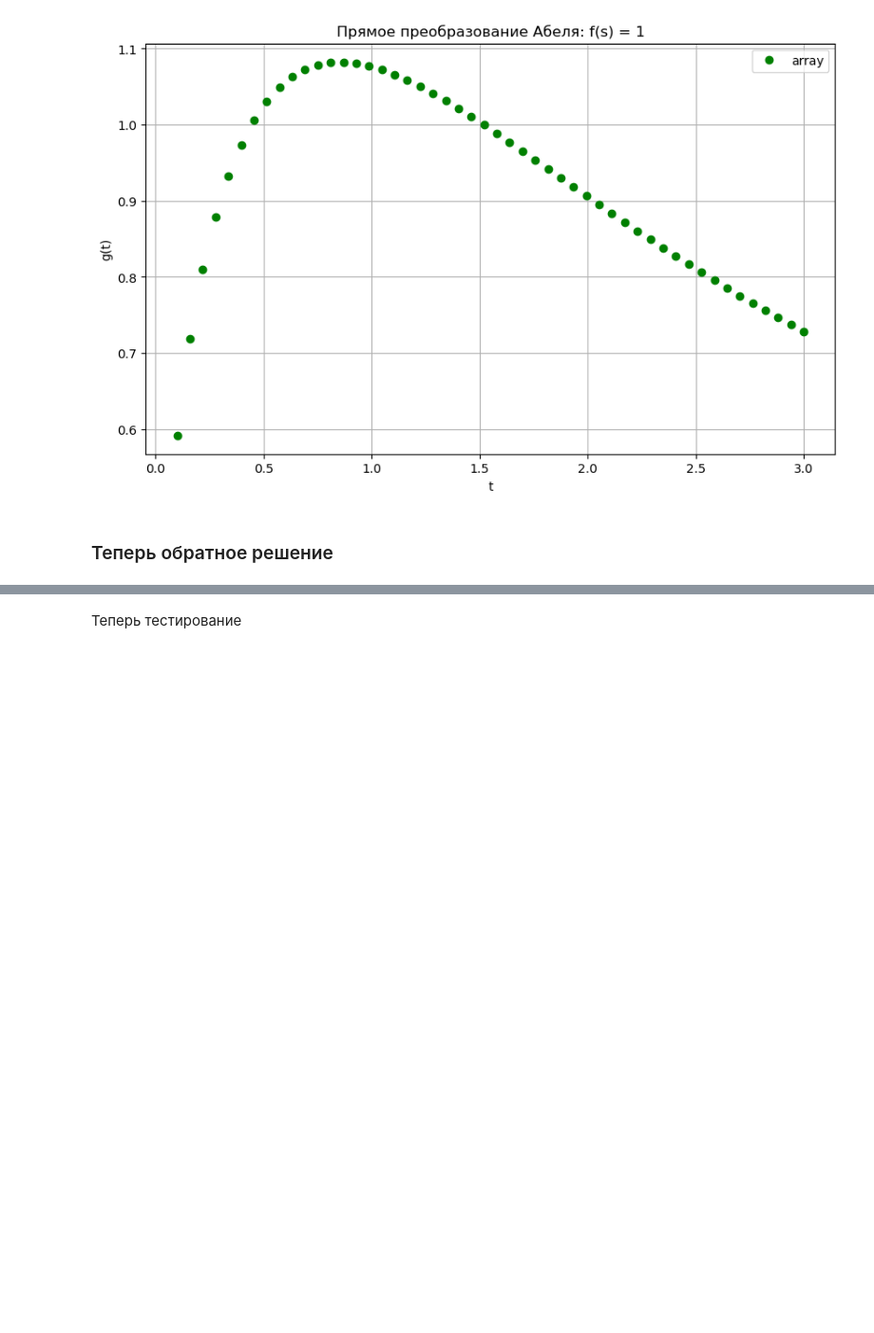
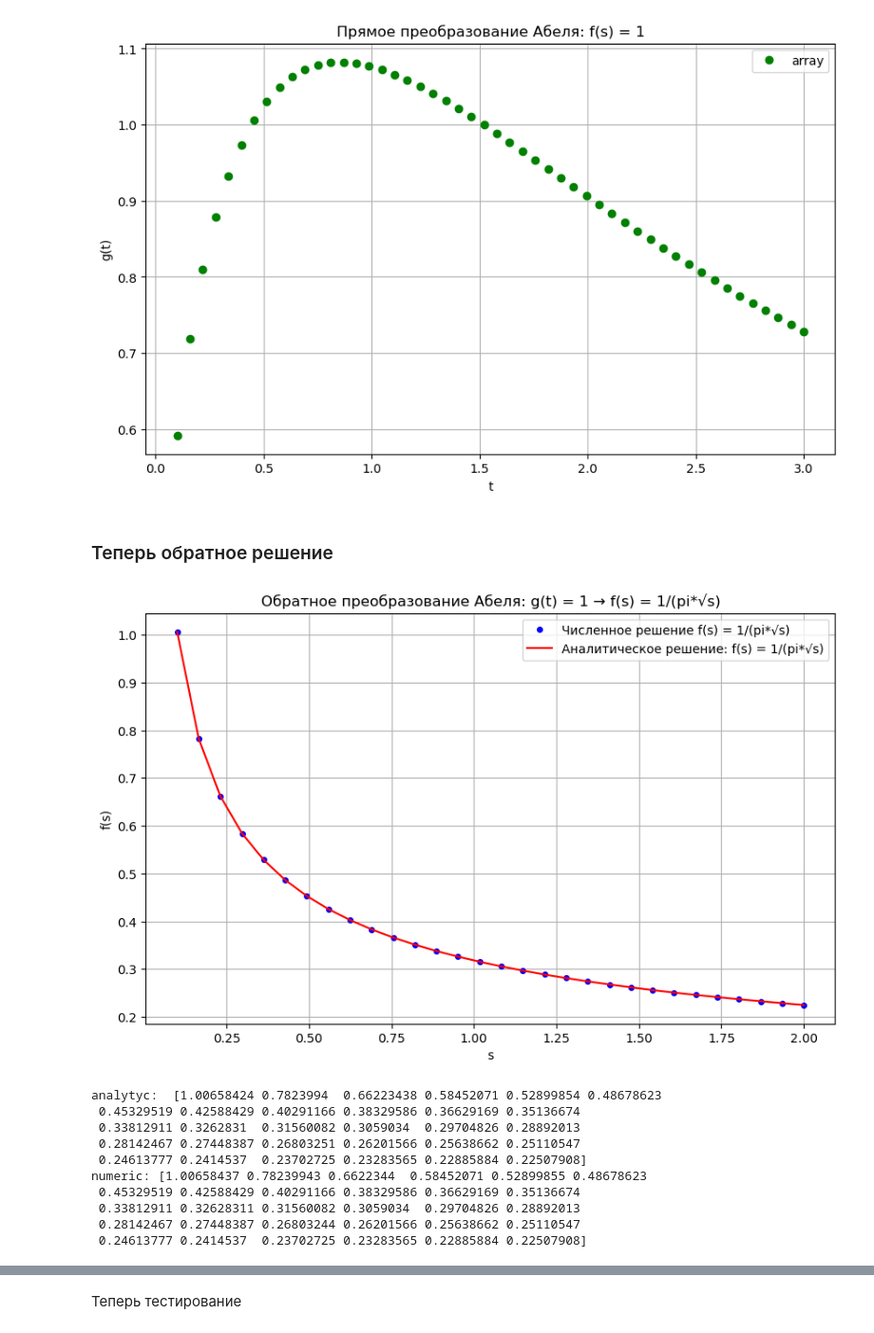
Before and after one commit to MathZIVota/Magnetic-structure-of-galactic-jets-, a Jupyter notebook: program/MathModel_calcJets.ipynb, the cells around one changed output, grey strips where cells are left out. Shown at 95% size. Drawn from its saved outputs; the diff is of its cells as text; code cells hidden in the pictures; blank space fills up the shorter version.

```diff
--- a/program/MathModel_calcJets.ipynb
+++ b/program/MathModel_calcJets.ipynb
@@ -171,0 +192,37 @@ def inv_abel_transform_direct_array(g, s_array, t_min=0.0):
+# %%
+def test_g(t):
+    return 1
+
+def f_analytyc(s):
+    return 1./(np.pi*np.sqrt(s))
+
+s_array = np.linspace(0.1, 2.0, 30)
+f_reconstructed = inv_abel_transform_direct_array(test_g, s_array)
+
+# Аналитическое решение: для g(t) = 1, f(s) должна быть = 1/(pi*sqrt(s))
+f_analytical = np.array([f_analytyc(s) for s in s_array])
+
+# Визуализация
+plt.figure(figsize=(10, 6))
+plt.plot(s_array, f_reconstructed, 'bo', markersize=4, label='Численное решение f(s) = 1/(pi*√s)')
+plt.plot(s_array, f_analytical, 'r-', label='Аналитическое решение: f(s) = 1/(pi*√s)')
+plt.xlabel('s')
+plt.ylabel('f(s)')
+plt.title('Обратное преобразование Абеля: g(t) = 1 → f(s) = 1/(pi*√s)')
+plt.legend()
+plt.grid(True)
+plt.show()
+print("analytyc: ", f_analytical)
+print("numeric:", f_reconstructed)
+# %% [output]
+[figure, added]
+analytyc:  [1.00658424 0.7823994  0.66223438 0.58452071 0.52899854 0.48678623
+ 0.45329519 0.42588429 0.40291166 0.38329586 0.36629169 0.35136674
+ 0.33812911 0.3262831  0.31560082 0.3059034  0.29704826 0.28892013
+ 0.28142467 0.27448387 0.26803251 0.26201566 0.25638662 0.25110547
+ 0.24613777 0.2414537  0.23702725 0.23283565 0.22885884 0.22507908]
+numeric: [1.00658437 0.78239943 0.6622344  0.58452071 0.52899855 0.48678623
+ 0.45329519 0.42588429 0.40291166 0.38329586 0.36629169 0.35136674
+ 0.33812911 0.32628311 0.31560082 0.3059034  0.29704826 0.28892013
+ 0.28142467 0.27448387 0.26803244 0.26201566 0.25638662 0.25110547
+ 0.24613777 0.2414537  0.23702725 0.23283565 0.22885884 0.22507908]
```
Also changed, not shown: parts of 11 cells of this notebook.
